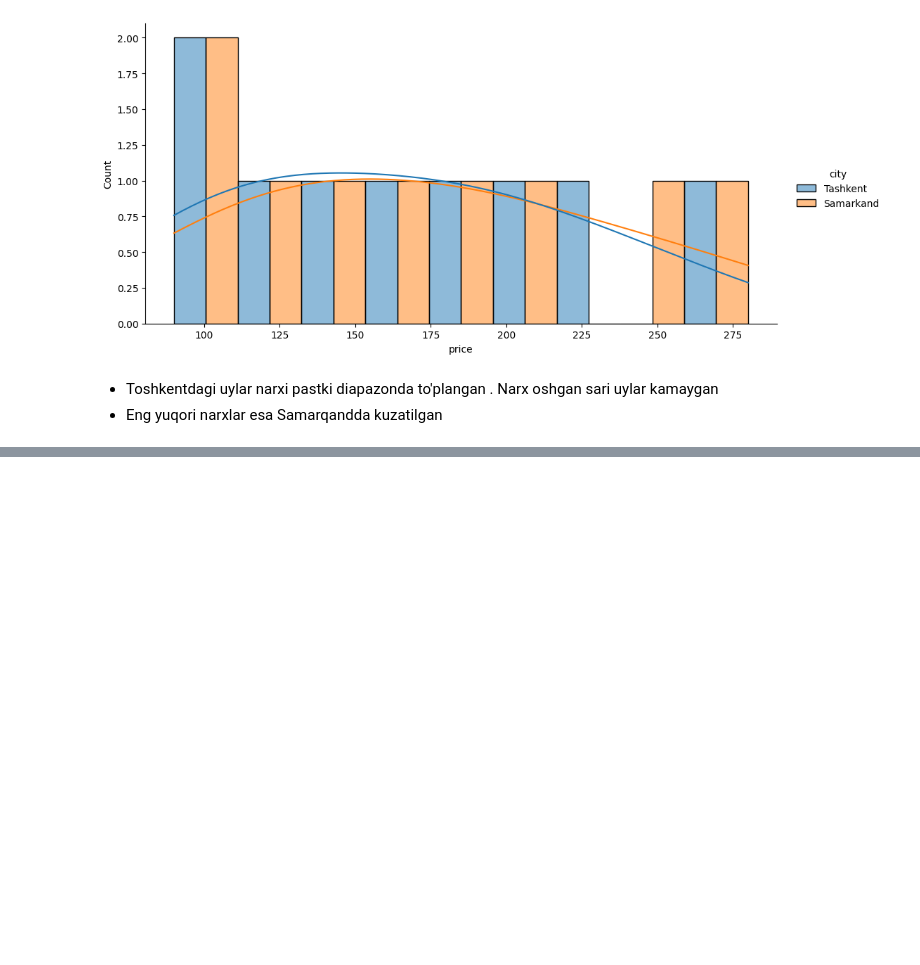
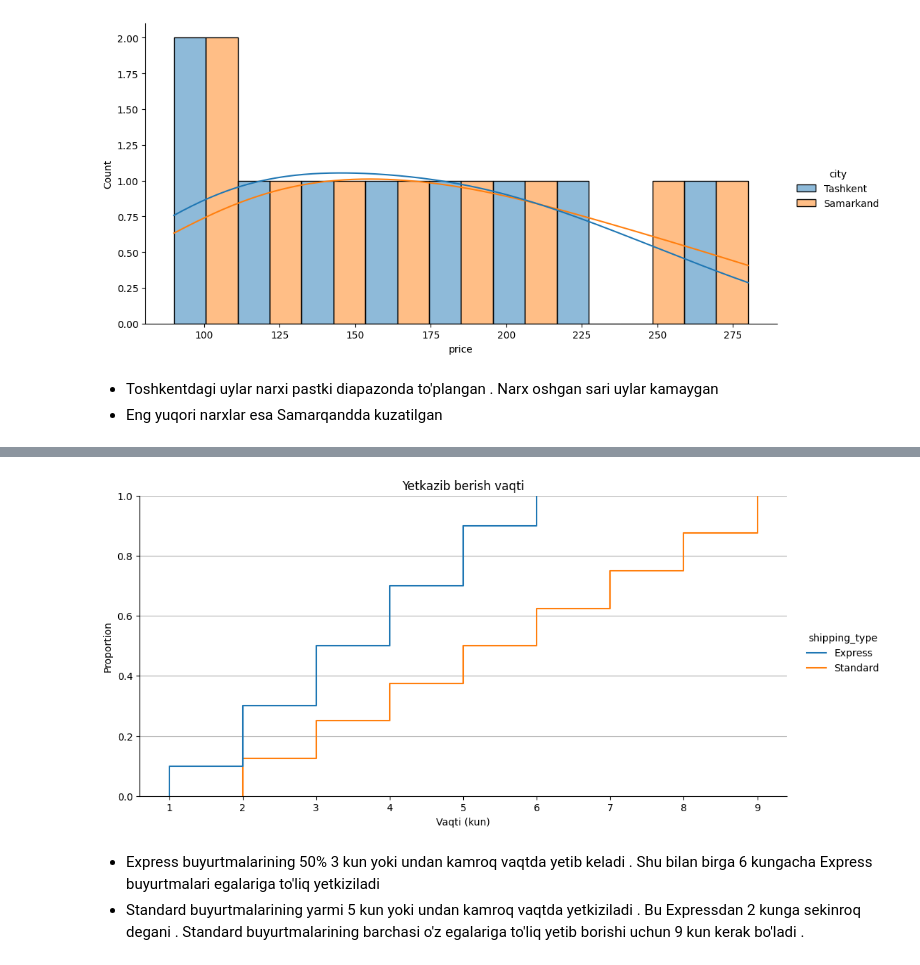
Before and after one commit to izzat-ai/learning-ai, a Jupyter notebook: data_visualization/seaborn/distribution.ipynb, the cells around one changed output, grey strips where cells are left out. Saved outputs shown, nothing was run; the diff lists cells and outputs as text; code cells hidden in the pictures; blank space fills up the shorter version.

```diff
--- a/data_visualization/seaborn/distribution.ipynb
+++ b/data_visualization/seaborn/distribution.ipynb
@@ -110,0 +159,16 @@ plt.show()
+# %%
+# yetkazib berish vaqti
+orders = pd.DataFrame({
+    "delivery_time":[
+        1,2,2,3,3,4,4,5,5,6,
+        2,3,4,5,6,7,8,9
+    ],
+    "shipping_type":[
+        "Express","Express","Express","Express","Express",
+        "Express","Express","Express","Express","Express",
+        "Standard","Standard","Standard","Standard",
+        "Standard","Standard","Standard","Standard"
+    ]
+})
+
+orders.head()
@@ -110,0 +182,13 @@ plt.show()
+# %%
+sns.displot(data=orders, x='delivery_time', hue='shipping_type', kind='ecdf', height=5, aspect=2)
+
+plt.title("Yetkazib berish vaqti")
+plt.xlabel("Vaqti (kun)")
+plt.grid(axis='y')
+
+plt.show()
+# %% [output]
+[figure, added]
+# %% [markdown]
+- Express buyurtmalarining 50% 3 kun yoki undan kamroq vaqtda yetib keladi . Shu bilan birga 6 kungacha Express buyurtmalari egalariga to'liq yetkiziladi
+- Standard buyurtmalarining yarmi 5 kun yoki undan kamroq vaqtda yetkiziladi . Bu Expressdan 2 kunga sekinroq degani . Standard buyurtmalarining barchasi o'z egalariga to'liq yetib borishi uchun 9 kun kerak bo'ladi .
```
Also changed, not shown: parts of 9 cells of this notebook.
